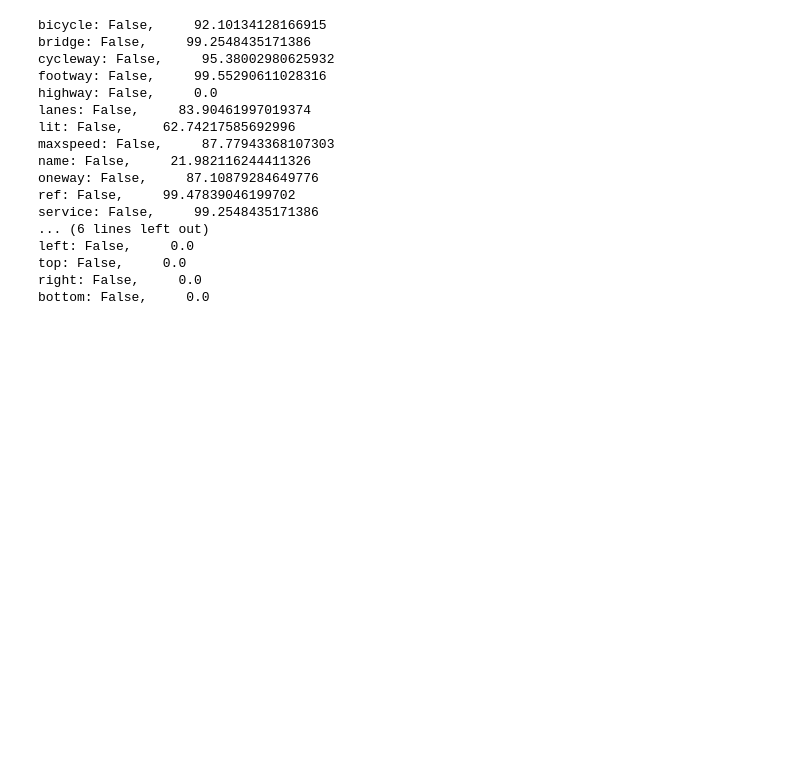
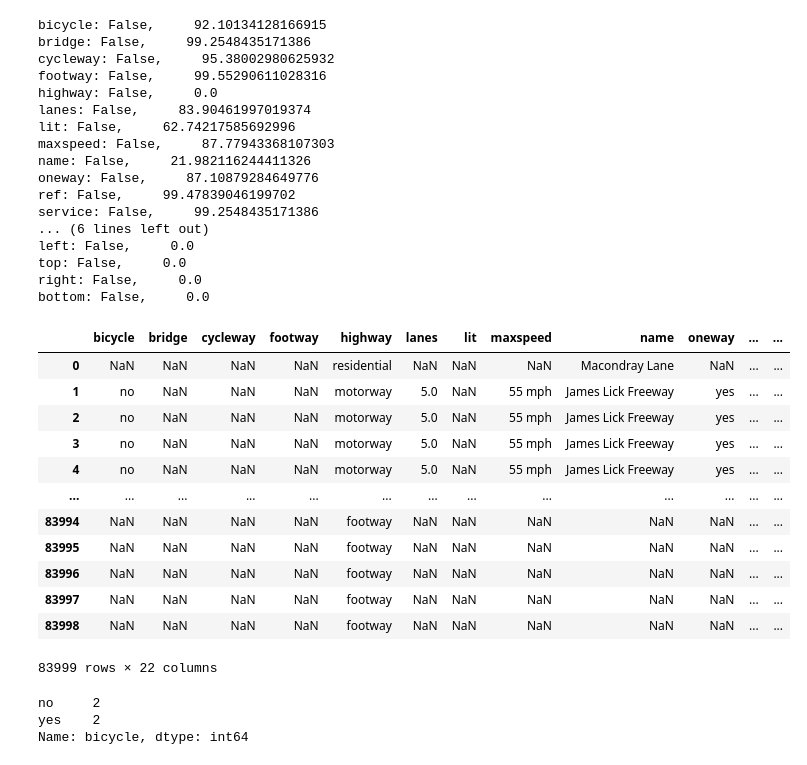
Before and after one commit to arisanguyen/210_Capstone_Aditya_Arisa_Noriel, a Jupyter notebook: EDA_notebooks/split_highways_agg.ipynb, the cells around one changed output. Cells and saved outputs as stored; diff of their text form; code cells hidden in the pictures; blank space fills up the shorter version.

```diff
--- a/EDA_notebooks/split_highways_agg.ipynb
+++ b/EDA_notebooks/split_highways_agg.ipynb
@@ -97,3 +97,25 @@ left: False,     0.0
 top: False,     0.0
 right: False,     0.0
 bottom: False,     0.0
+# %%
+df
+# %% [output]
+|  | bicycle | bridge | cycleway | footway | highway | lanes | lit | maxspeed | name | oneway | ... | ... |
+| 0 | NaN | NaN | NaN | NaN | residential | NaN | NaN | NaN | Macondray Lane | NaN | ... | ... |
+| 1 | no | NaN | NaN | NaN | motorway | 5.0 | NaN | 55 mph | James Lick Freeway | yes | ... | ... |
+| 2 | no | NaN | NaN | NaN | motorway | 5.0 | NaN | 55 mph | James Lick Freeway | yes | ... | ... |
+| 3 | no | NaN | NaN | NaN | motorway | 5.0 | NaN | 55 mph | James Lick Freeway | yes | ... | ... |
+| 4 | no | NaN | NaN | NaN | motorway | 5.0 | NaN | 55 mph | James Lick Freeway | yes | ... | ... |
+| ... | ... | ... | ... | ... | ... | ... | ... | ... | ... | ... | ... | ... |
+| 83994 | NaN | NaN | NaN | NaN | footway | NaN | NaN | NaN | NaN | NaN | ... | ... |
+| 83995 | NaN | NaN | NaN | NaN | footway | NaN | NaN | NaN | NaN | NaN | ... | ... |
+| 83996 | NaN | NaN | NaN | NaN | footway | NaN | NaN | NaN | NaN | NaN | ... | ... |
+| 83997 | NaN | NaN | NaN | NaN | footway | NaN | NaN | NaN | NaN | NaN | ... | ... |
+| 83998 | NaN | NaN | NaN | NaN | footway | NaN | NaN | NaN | NaN | NaN | ... | ... |
+83999 rows × 22 columns
+# %%
+df[df['fid']==10725]['bicycle'].value_counts()
+# %% [output]
+no     2
+yes    2
+Name: bicycle, dtype: int64
```
Also changed, not shown: parts of 9 cells of this notebook.
